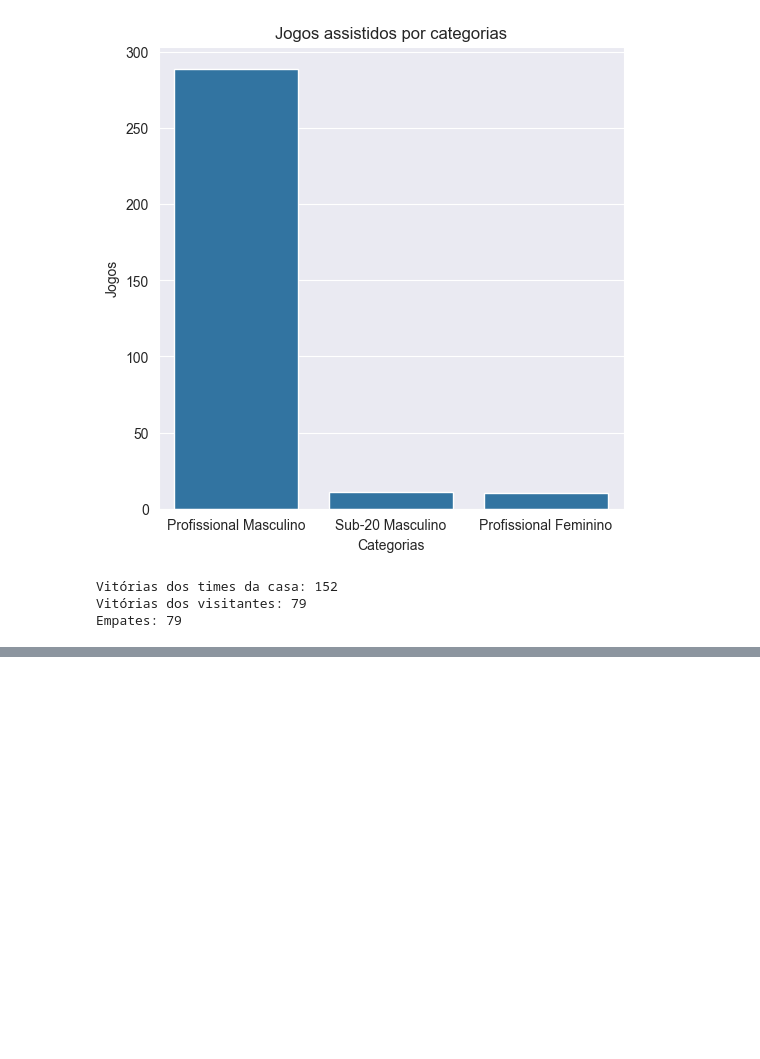
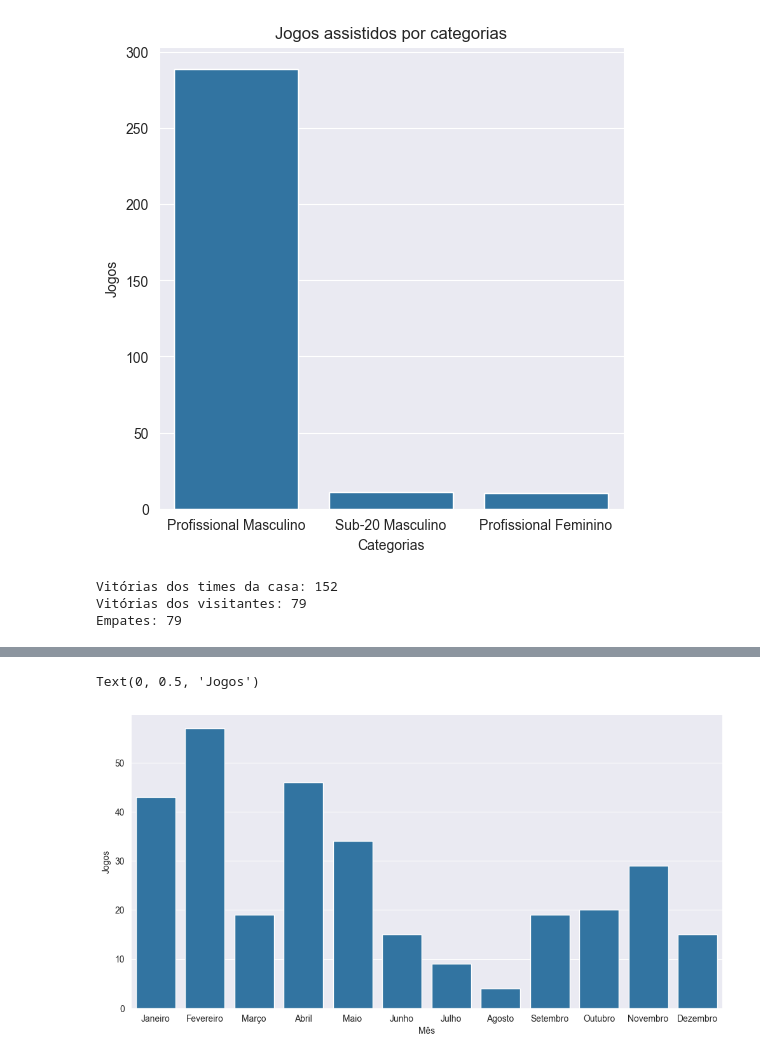
Before and after one commit to deavelar/dados_futebol_2022, a Jupyter notebook: fut_2022.ipynb, the cells around one changed output, grey strips where cells are left out. Drawn from its saved outputs; the diff is of its cells as text; code cells hidden in the pictures; blank space fills up the shorter version.

```diff
--- a/fut_2022.ipynb
+++ b/fut_2022.ipynb
@@ -143,0 +151,5 @@ Empates: 79
+# %%
+# Jogo com mais gol
+df['Total Gols'] = df['GC'] + df['GV']
+tg = (df['Total Gols'].max())
+df.loc[(df['Total Gols'] == tg)]
@@ -143,0 +159,18 @@ Empates: 79
+# %%
+# Jogos por mês
+mes_ordem = ['Janeiro', 'Fevereiro', 'Março', 'Abril', 'Maio', 'Junho', 'Julho', 'Agosto', 'Setembro', 'Outubro', 'Novembro', 'Dezembro']
+
+df['mes'] = df['Data'].dt.month
+df_jogos = df.groupby(['mes']).count()
+fig, ax = plt.subplots(figsize=(12,6))
+
+sns.barplot(df_jogos['Data'])
+
+ticks, labels = plt.xticks()
+plt.xticks(ticks, labels=mes_ordem)
+
+plt.xlabel('Mês')
+plt.ylabel('Jogos')
+# %% [output]
+Text(0, 0.5, 'Jogos')
+[figure, added]
```
Also changed, not shown: parts of 3 cells of this notebook, 1 other file.
